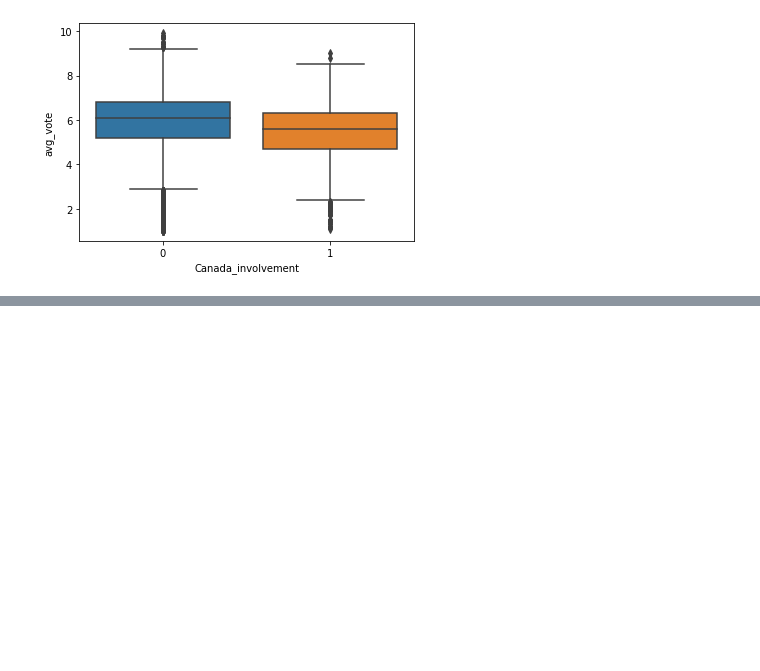
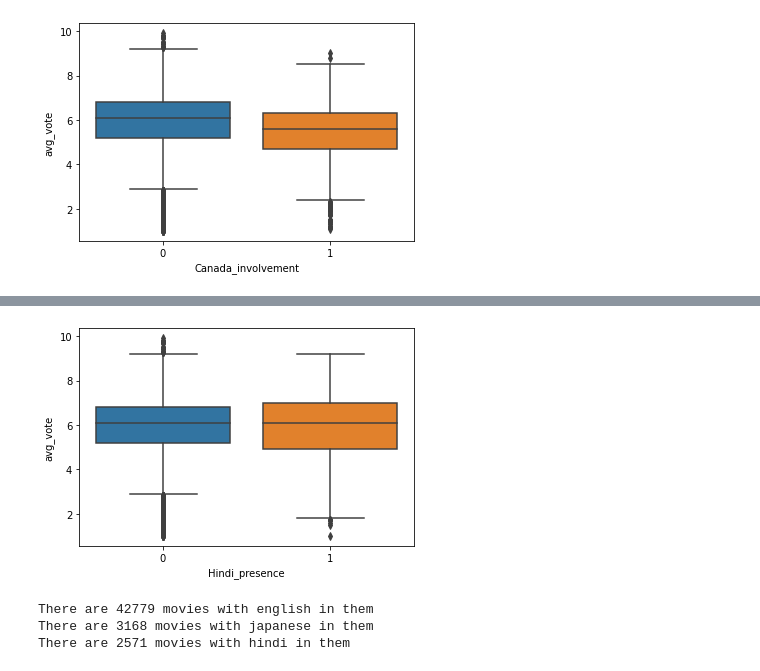
Before and after one commit to gspahlin/Movie_metric_predictor, a Jupyter notebook: Movie_predictor.ipynb, the cells around one changed output, grey strips where cells are left out. Saved outputs shown, nothing was run; the diff lists cells and outputs as text; code cells hidden in the pictures; blank space fills up the shorter version.

```diff
--- a/Movie_predictor.ipynb
+++ b/Movie_predictor.ipynb
@@ -399,0 +532,24 @@ plt.show()
+# %%
+#now with hindi
+
+hnd_lng = []
+
+lang_presence('Hindi', hnd_lng)
+
+movs_df['Hindi_presence'] = hnd_lng
+
+sns.boxplot(x='Hindi_presence', y='avg_vote', data = movs_df)
+
+plt.show()
+# %% [output]
+[figure, added]
+# %%
+#how many of each of these?
+
+print(f'There are {sum(eng_lang)} movies with english in them')
+print(f'There are {sum(jpn_lng)} movies with japanese in them')
+print(f'There are {sum(hnd_lng)} movies with hindi in them')
+# %% [output]
+There are 42779 movies with english in them
+There are 3168 movies with japanese in them
+There are 2571 movies with hindi in them
```
Also changed, not shown: parts of 22 cells of this notebook.
